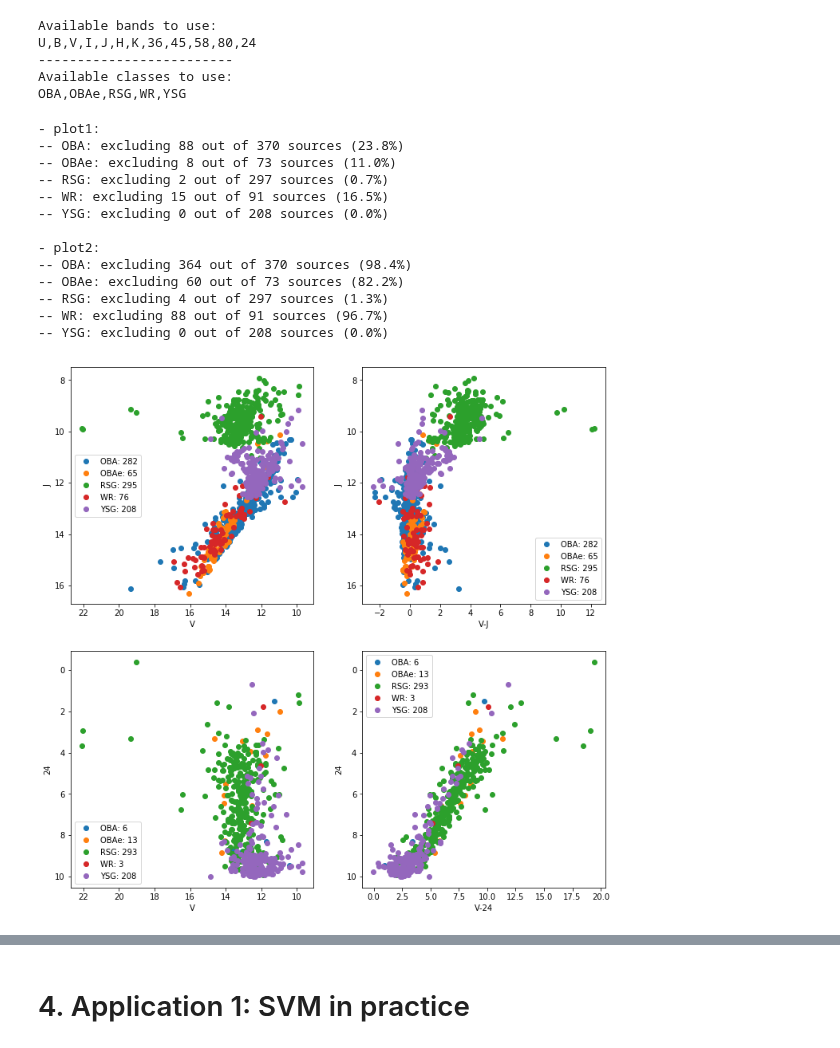
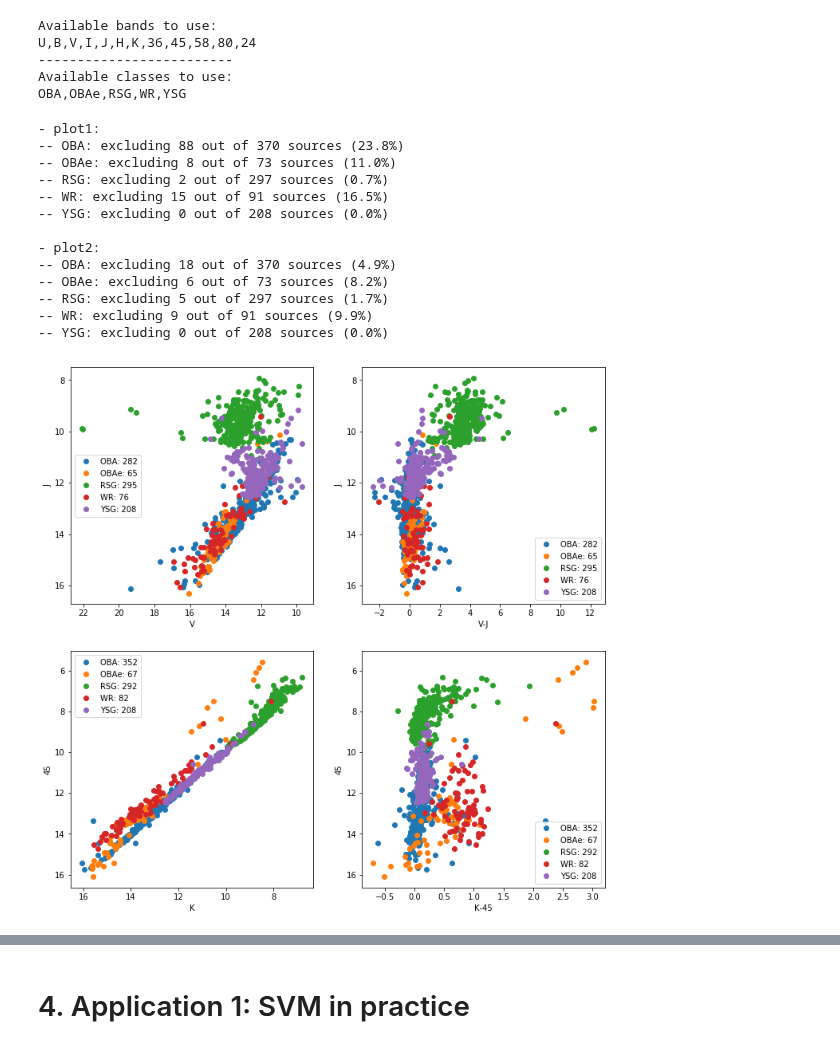
Before and after one commit to astrostatistics-in-crete/2022_summer_school, a Jupyter notebook: ML_Classification/Classification_SW_answerkey.ipynb, the cells around one changed output, grey strips where cells are left out. Saved outputs shown, nothing was run; the diff lists cells and outputs as text; code cells hidden in the pictures.

```diff
--- a/ML_Classification/Classification_SW_answerkey.ipynb
+++ b/ML_Classification/Classification_SW_answerkey.ipynb
@@ -385,8 +383,8 @@ band1_1 = 'V'
 band1_2 = 'J'
 
 # plot 2
-band2_1 = 'V'
-band2_2 = '24'
+band2_1 = 'K'
+band2_2 = '45'
 
 print('- plot1:')
 for s in selected_spt:
@@ -408,35 +406,35 @@ for s in selected_spt:
 
 print()
 print('- plot2:')
 for s in selected_spt:
     plt2 = selmags( band2_1, band2_2, s)
     ax[1,0].plot(plt2[0], plt2[1], 'o', label=f'{s}: {len(plt2[0])}')
     ax[1,0].set_xlabel(f'{band2_1}') #'-{band2_2}')
     ax[1,0].set_ylabel(band2_2)
     ax[1,0].invert_yaxis()
     ax[1,0].invert_xaxis()
     ax[1,0].legend()
 
     ax[1,1].plot(plt2[0]-plt2[1], plt2[1], 'o', label=f'{s}: {len(plt2[0])}')
     ax[1,1].set_xlabel(f'{band2_1}-{band2_2}')
     ax[1,1].set_ylabel(band2_2)
     ax[1,1].invert_yaxis()
     ax[1,1].legend()
 
 
 plt.show()
 # %% [output]
 - plot1:
 -- OBA: excluding 88 out of 370 sources (23.8%)
 -- OBAe: excluding 8 out of 73 sources (11.0%)
 -- RSG: excluding 2 out of 297 sources (0.7%)
 -- WR: excluding 15 out of 91 sources (16.5%)
 -- YSG: excluding 0 out of 208 sources (0.0%)
 
 - plot2:
--- OBA: excluding 364 out of 370 sources (98.4%)
--- OBAe: excluding 60 out of 73 sources (82.2%)
--- RSG: excluding 4 out of 297 sources (1.3%)
--- WR: excluding 88 out of 91 sources (96.7%)
+-- OBA: excluding 18 out of 370 sources (4.9%)
+-- OBAe: excluding 6 out of 73 sources (8.2%)
+-- RSG: excluding 5 out of 297 sources (1.7%)
+-- WR: excluding 9 out of 91 sources (9.9%)
 -- YSG: excluding 0 out of 208 sources (0.0%)
-[figure, old version]
+[figure, new version]
```
Also changed, not shown: parts of 47 cells of this notebook, 5 other files.
